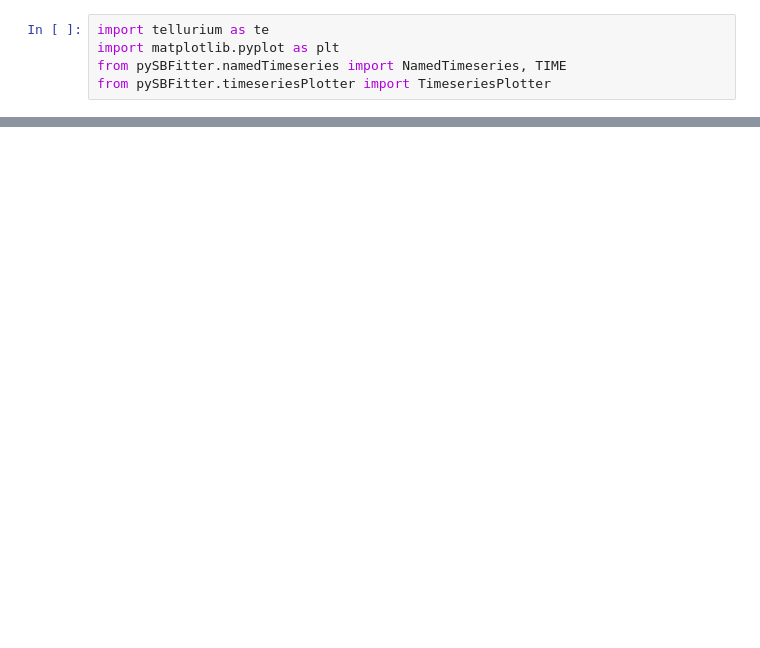
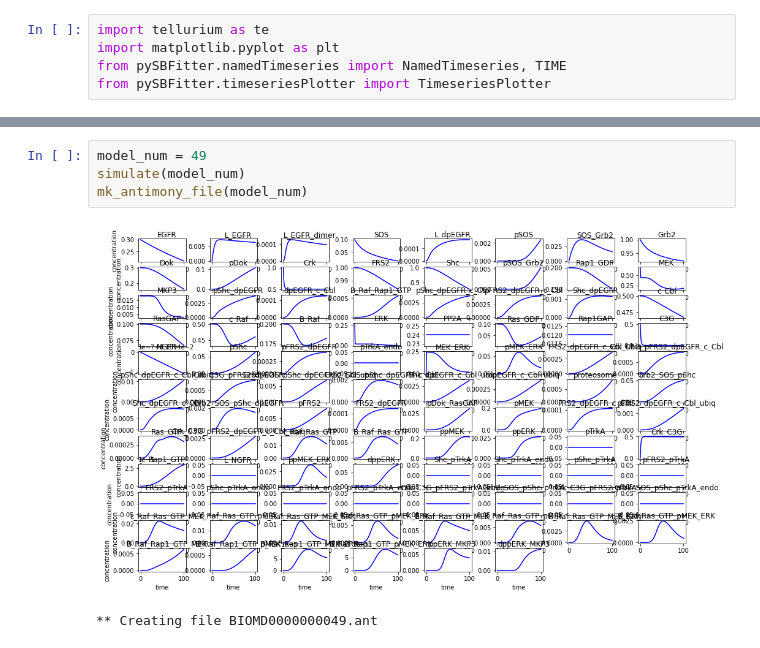
Before and after one commit to sys-bio/SBviper, a Jupyter notebook: notebooks/GlycolysisAndPPP.ipynb, the cells around one changed output, grey strips where cells are left out. Cells and saved outputs as stored; diff of their text form; blank space fills up the shorter version.

```diff
--- a/notebooks/GlycolysisAndPPP.ipynb
+++ b/notebooks/GlycolysisAndPPP.ipynb
@@ -69,0 +108,7 @@ plotter.plotTimeSingle(data_ts, numCol=8, figsize=(16,12), titlePosition=[0.8, 0
+# %%
+model_num = 49
+simulate(model_num)
+mk_antimony_file(model_num)
+# %% [output]
+[figure, added]
+** Creating file BIOMD0000000049.ant
```
Also changed, not shown: parts of 24 cells of this notebook, 15 other files.
